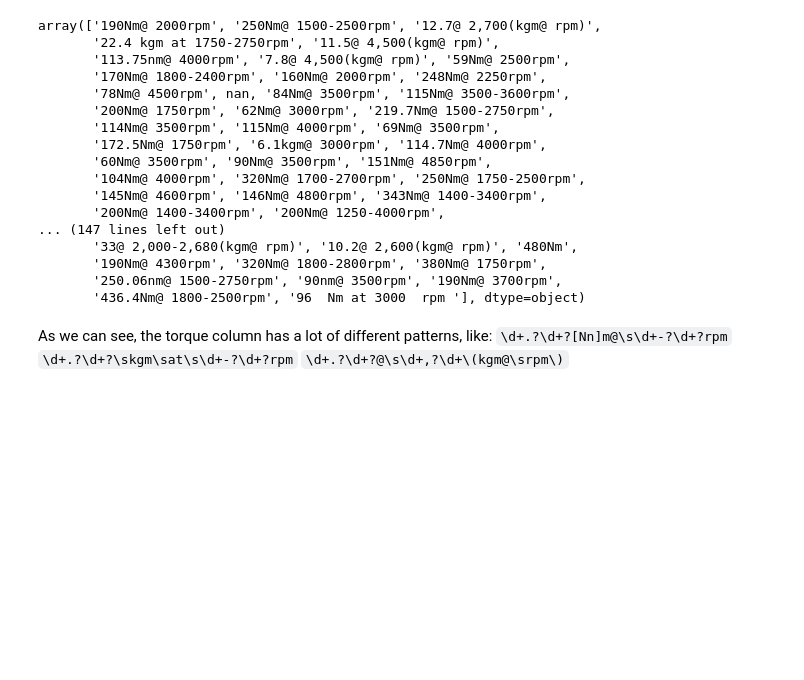
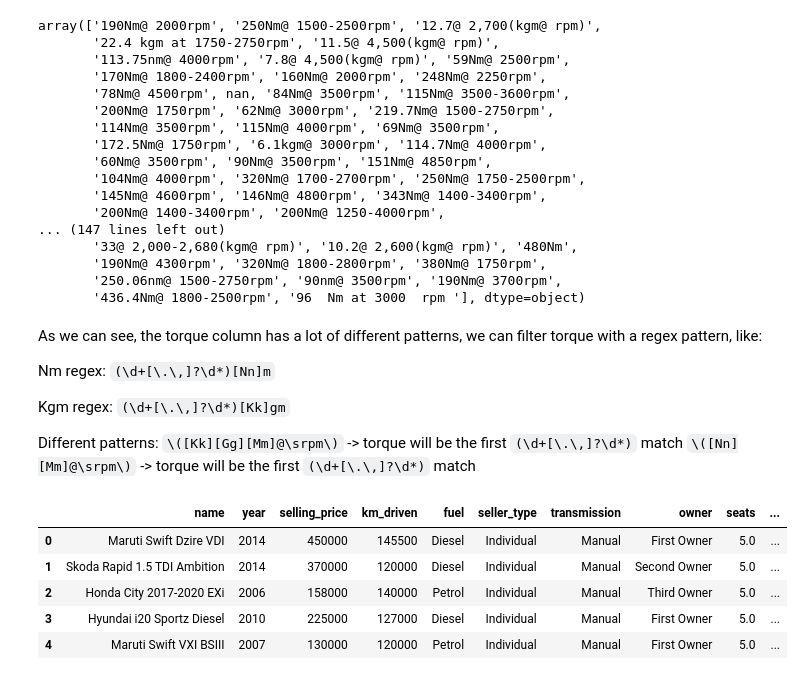
Before and after one commit to gutessitore/MachineLearningModels, a Jupyter notebook: Supervised/LinearRegression/LinearRegression.ipynb, the cells around one changed output. Drawn from its saved outputs; the diff is of its cells as text; code cells hidden in the pictures; blank space fills up the shorter version.

```diff
--- a/Supervised/LinearRegression/LinearRegression.ipynb
+++ b/Supervised/LinearRegression/LinearRegression.ipynb
@@ -59,10 +60,12 @@ for i in data['mileage']:
         corrected_mileage.append(i)
 
 data['mileage (Km/l)'] = corrected_mileage
+data['mileage (Km/l)'].replace(0, np.nan, inplace=True)
 data.drop('mileage', axis=1, inplace=True)
 
 # Removing CC from engine
 data['engine_size (CC)'] = data['engine'].str.replace('CC', '').astype(float)
+data['engine_size (CC)'].replace(0, np.nan, inplace=True)
 data.drop('engine', axis=1, inplace=True)
 
 
@@ -78,6 +81,7 @@ for i in data['max_power']:
         corrected_max_power.append(i)
 
 data['max_power (bhp)'] = corrected_max_power
+data['max_power (bhp)'].replace(0, np.nan, inplace=True)
 data.drop('max_power', axis=1, inplace=True)
 
 
@@ -110,7 +114,64 @@ array(['190Nm@ 2000rpm', '250Nm@ 1500-2500rpm', '12.7@ 2,700(kgm@ rpm)',
        '250.06nm@ 1500-2750rpm', '90nm@ 3500rpm', '190Nm@ 3700rpm',
        '436.4Nm@ 1800-2500rpm', '96  Nm at 3000  rpm '], dtype=object)
 # %% [markdown]
-As we can see, the torque column has a lot of different patterns, like:
-`\d+.?\d+?[Nn]m@\s\d+-?\d+?rpm`
-`\d+.?\d+?\skgm\sat\s\d+-?\d+?rpm`
-`\d+.?\d+?@\s\d+,?\d+\(kgm@\srpm\)`
+As we can see, the torque column has a lot of different patterns, we can filter torque with a regex pattern, like:
+
+Nm regex:
+`(\d+[\.\,]?\d*)[Nn]m`
+
+Kgm regex:
+`(\d+[\.\,]?\d*)[Kk]gm`
+
+Different patterns:
+`\([Kk][Gg][Mm]@\srpm\)` -> torque will be the first `(\d+[\.\,]?\d*)` match
+`\([Nn][Mm]@\srpm\)` -> torque will be the first `(\d+[\.\,]?\d*)` match
+# %%
+def kmg_to_nm(x: float):
+    return round(x * 9.80665, 1)
+
+def extract_first_number(x: str):
+    return float(re.match(r'(\d+[\.\,]?\d*)', x)[0])
+
+corrected_torque = list()
+for torque in data.torque:
+    if isinstance(torque, float):
+        corrected_torque.append(torque)
+
+    elif re.search(r'\([Kk][Gg][Mm]@\srpm\)', torque):
+        torque_kgm = extract_first_number(torque)
+        torque_nm = kmg_to_nm(torque_kgm)
+        corrected_torque.append(torque_nm)
+
+    elif re.search(r'\([Nn][Mm]@\srpm\)', torque):
+        torque_nm = extract_first_number(torque)
+        corrected_torque.append(torque_nm)
+
+    elif re.search(r'(\d+[\.\,]?\d*)\s?[Nn]m', torque):
+        torque_nm = extract_first_number(torque)
+        corrected_torque.append(torque_nm)
+
+    elif re.search(r'(\d+[\.\,]?\d*)\s?[Kk][Gg][Mm]', torque):
+        torque_kgm = extract_first_number(torque)
+        torque_nm = kmg_to_nm(torque_kgm)
+        corrected_torque.append(torque_nm)
+
+    elif re.search(r'(\d+[\.\,]?\d*)@', torque):
+        torque_nm = extract_first_number(torque)
+        corrected_torque.append(torque_nm)
+
+    else:
+        torque_nm = extract_first_number(torque)
+        corrected_torque.append(torque_nm)
+
+data['torque (Nm)'] = corrected_torque
+data['torque (Nm)'].astype(float)
+data['torque (Nm)'].replace(0, np.nan, inplace=True)
+data.drop('torque', axis=1, inplace=True)
+data.head()
+# %% [output]
+|  | name | year | selling_price | km_driven | fuel | seller_type | transmission | owner | seats | ... |
+| 0 | Maruti Swift Dzire VDI | 2014 | 450000 | 145500 | Diesel | Individual | Manual | First Owner | 5.0 | ... |
+| 1 | Skoda Rapid 1.5 TDI Ambition | 2014 | 370000 | 120000 | Diesel | Individual | Manual | Second Owner | 5.0 | ... |
+| 2 | Honda City 2017-2020 EXi | 2006 | 158000 | 140000 | Petrol | Individual | Manual | Third Owner | 5.0 | ... |
+| 3 | Hyundai i20 Sportz Diesel | 2010 | 225000 | 127000 | Diesel | Individual | Manual | First Owner | 5.0 | ... |
+| 4 | Maruti Swift VXI BSIII | 2007 | 130000 | 120000 | Petrol | Individual | Manual | First Owner | 5.0 | ... |
```
Also changed, not shown: parts of 4 cells of this notebook.
